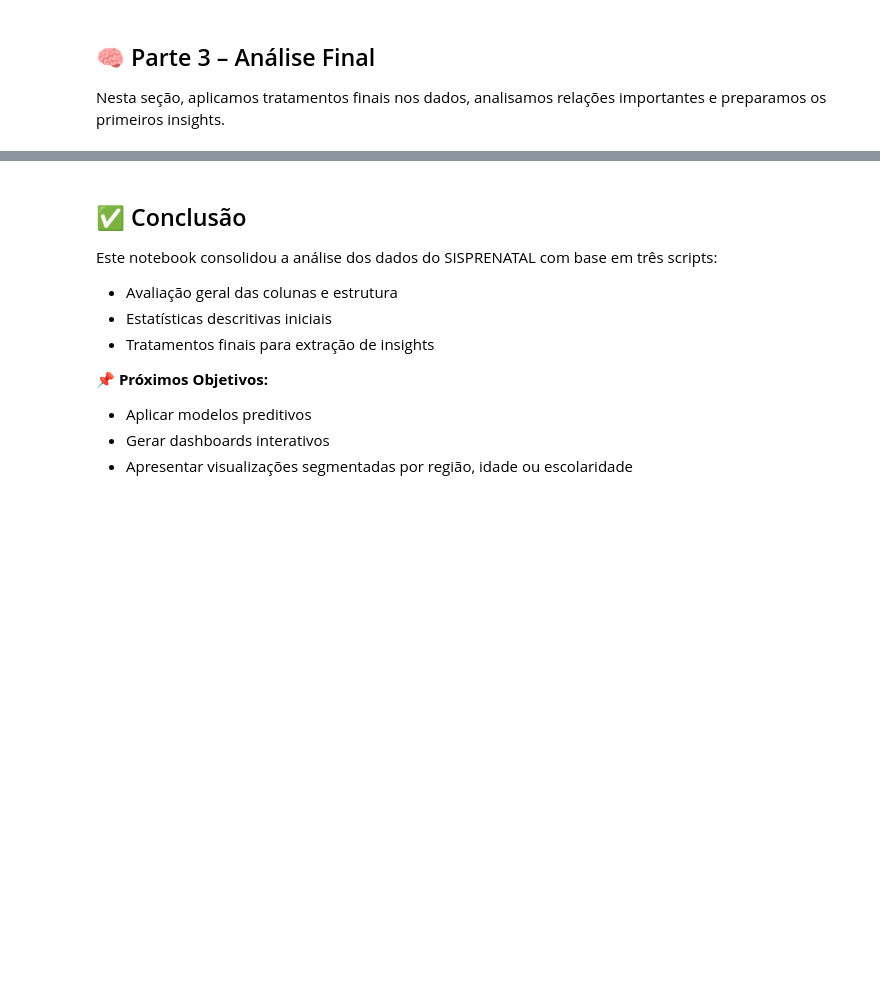
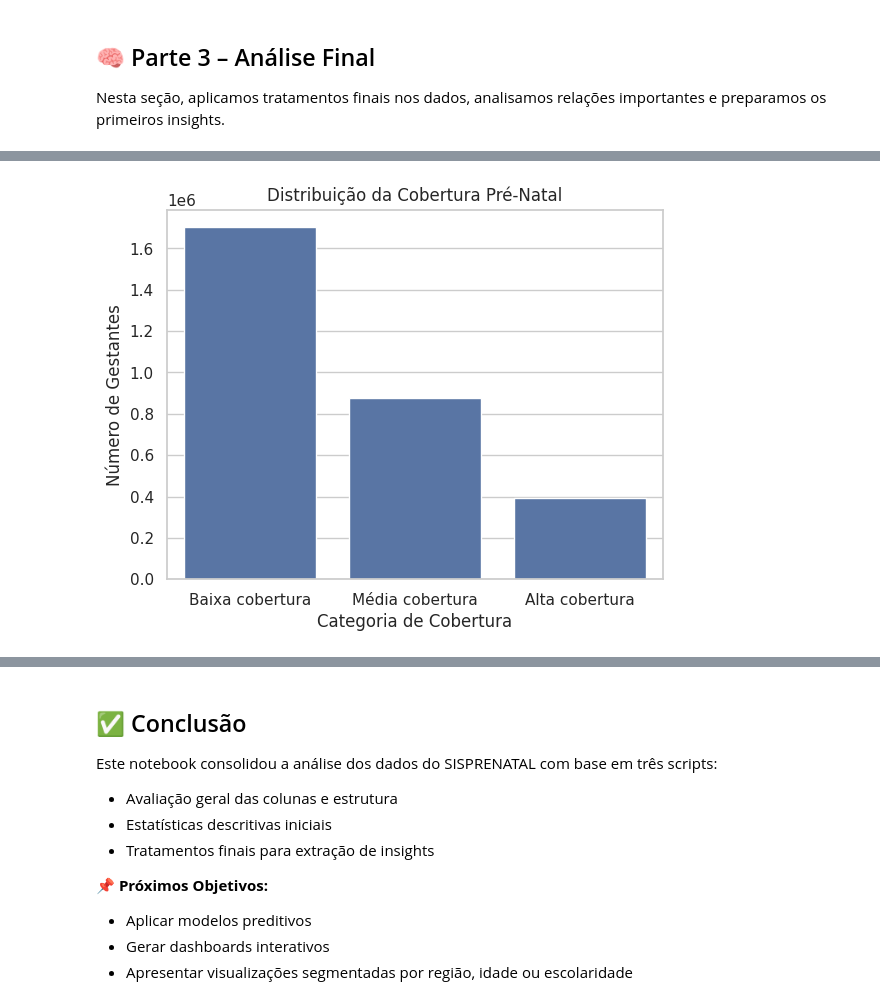
Before and after one commit to GrupoMackenzie/ProjetoAplicado01-DataScience-Mackenzie-2025, a Jupyter notebook: notebooks/Analise_Sisprenatal_Completo.ipynb, the cells around one changed output, grey strips where cells are left out. Cells and saved outputs as stored; diff of their text form; code cells hidden in the pictures; blank space fills up the shorter version.

```diff
--- a/notebooks/Analise_Sisprenatal_Completo.ipynb
+++ b/notebooks/Analise_Sisprenatal_Completo.ipynb
@@ -43,3 +216,11 @@ df_filtrado = df[(df['IDADEGESTANTE'] >= 10) & (df['IDADEGESTANTE'] <= 50)]
 # %%
-df_filtrado[['IDADEGESTANTE', 'CONSULTAS']].corr()
+# Apresenta gráfico da distribuição geral
+plt.figure()
+sns.countplot(x='COBERTURA', data=df_com_prenatal)
+plt.title('Distribuição da Cobertura Pré-Natal')
+plt.xlabel('Categoria de Cobertura')
+plt.ylabel('Número de Gestantes')
+plt.show()
+# %% [output]
+[figure, added]
 # %%
```
Also changed, not shown: parts of 15 cells of this notebook.
